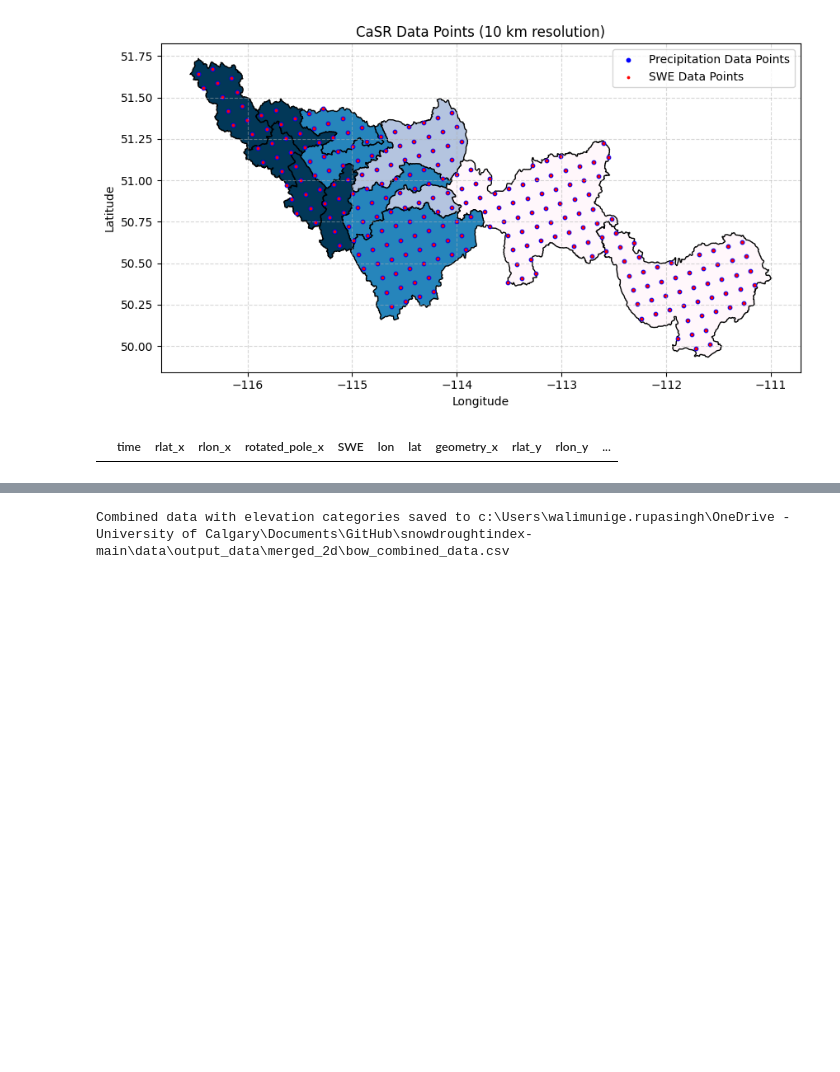
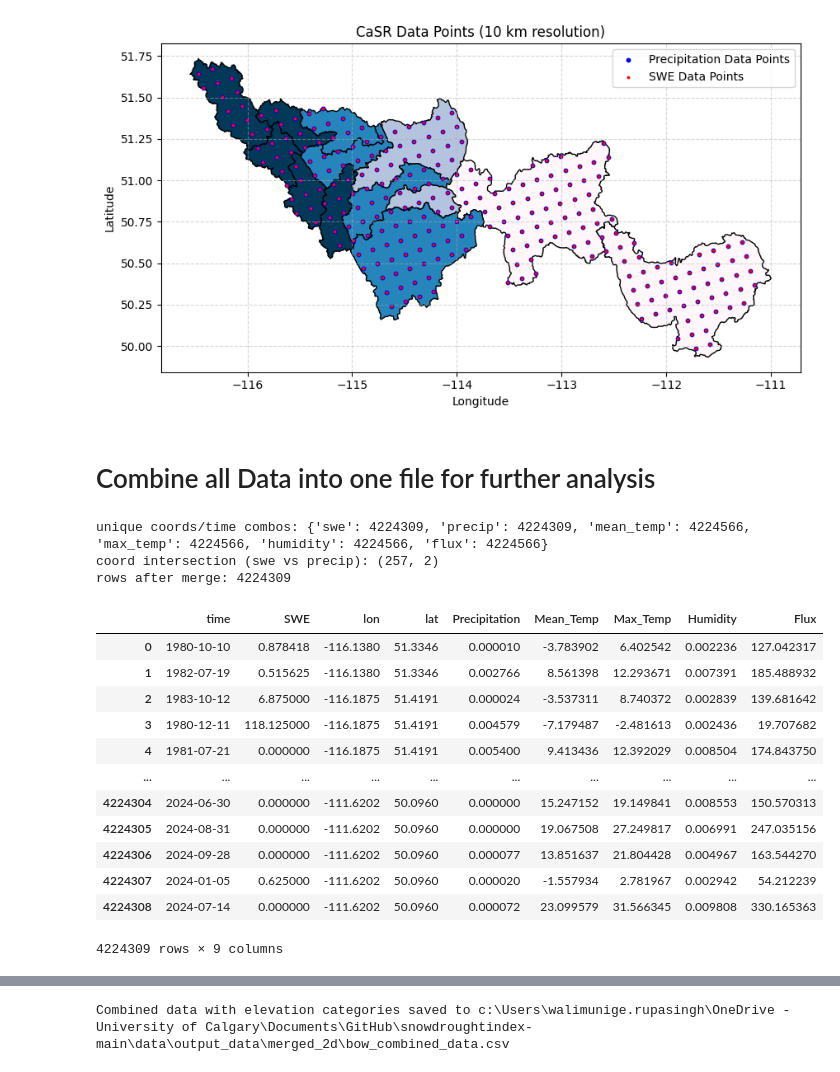
Before and after one commit to Nadiesenali/snowdroughtindex-main, a Jupyter notebook: notebooks/workflows/0.3_CaSR_data_preparation.ipynb, the cells around one changed output, grey strips where cells are left out. Saved outputs shown, nothing was run; the diff lists cells and outputs as text; code cells hidden in the pictures; blank space fills up the shorter version.

```diff
--- a/notebooks/workflows/0.3_CaSR_data_preparation.ipynb
+++ b/notebooks/workflows/0.3_CaSR_data_preparation.ipynb
@@ -54,7 +54,7 @@ config = {
     'shapefile_dir': project_root / 'data' / 'input_data' / 'shapefiles'/'BowRiverBasin'/'Bow_elevation_combined.shp',
     'combined_casr_dir': project_root / 'data' / 'output_data' / 'combined_casr'/'1980_2024',
     'elevation_windows_dir': project_root / 'data' / 'output_data' / 'elevation'/'1980_2024',
-    'merged_output_dir': project_root / 'data' / 'output_data' / 'merged_2d',
+    'merged_output_dir': project_root / 'data' / 'output_data' / 'merged_2d'/'1980_2024',
     'plots': project_root / 'data' / 'output_plots' / '1980_2024',
 }
 
@@ -426,6 +426,8 @@ plt.savefig(config['plots'] / 'bow_data_points_plot.png', dpi=300, bbox_inches='
 plt.show()
 # %% [output]
 [figure]
+# %% [markdown]
+# Combine all Data into one file for further analysis
 # %%
 swe_data = pd.read_csv(config['casr_SWE_input_dir'] / 'bow_swe_data_combined.csv')
 precip_data = pd.read_csv(config['casr_P_input_dir'] / 'bow_precip_data_combined.csv')
@@ -436,28 +438,59 @@ flux_data = pd.read_csv(config['casr_flux_input_dir'] / 'bow_flux_data_combined.
 # %%
 # Prepare and merge multiple DataFrames on ['time','lon','lat'] sequentially.
 # Make sure time columns have consistent dtype and avoid duplicate measurement column names.
 
-# Ensure 'time' is datetime in all input DataFrames
+# normalize time to daily (midnight) and coords to -180..180 rounded
 for df in [swe_data, precip_data, mean_temp_data, max_temp_data, humidity_data, flux_data]:
-    df['time'] = pd.to_datetime(df['time'])
+    df['time'] = pd.to_datetime(df['time']).dt.normalize()       # same datetime (midnight) for daily alignment
+    df['lon']  = ((df['lon'] + 180) % 360) - 180
+    df['lon']  = df['lon'].round(4)                              # choose precision that matches grid
+    df['lat']  = df['lat'].round(4)
 
-# Rename measurement columns that would otherwise collide
-swe_data = swe_data.rename(columns={'CaSR_v3.1_P_SWE_LAND': 'SWE'})
-precip_data = precip_data.rename(columns={'CaSR_v3.1_A_PR24_SFC': 'Precipitation'})
-mean_temp = mean_temp_data.rename(columns={'CaSR_v3.1_P_TT_1.5m': 'Mean_Temp'})
-max_temp = max_temp_data.rename(columns={'CaSR_v3.1_P_TT_1.5m': 'Max_Temp'})
-humidity = humidity_data.rename(columns={'CaSR_v3.1_P_HU_1.5m': 'Humidity'})
-flux = flux_data.rename(columns={'CaSR_v3.1_P_FB_SFC': 'Flux'})
+# rename measurement columns
+swe_data   = swe_data.rename(columns={'CaSR_v3.1_P_SWE_LAND': 'SWE'})
+precip_data= precip_data.rename(columns={'CaSR_v3.1_A_PR24_SFC': 'Precipitation'})
+mean_temp  = mean_temp_data.rename(columns={'CaSR_v3.1_P_TT_1.5m': 'Mean_Temp'})
+max_temp   = max_temp_data.rename(columns={'CaSR_v3.1_P_TT_1.5m': 'Max_Temp'})
+humidity   = humidity_data.rename(columns={'CaSR_v3.1_P_HU_1.5m': 'Humidity'})
+flux       = flux_data.rename(columns={'CaSR_v3.1_P_FB_SFC': 'Flux'})
 
-# Keep original SWE and Precipitation column names so later code can rename them as expected
-dfs_to_merge = [swe_data, precip_data, mean_temp, max_temp, humidity, flux]
+# drop non-key columns that aren't needed for the merge
+for df in [swe_data, precip_data, mean_temp, max_temp, humidity, flux]:
+    for c in ['geometry', 'rlat', 'rlon', 'rotated_pole']:
+        if c in df.columns:
+            df.drop(columns=c, inplace=True)
 
-# Sequential merge to avoid pd.merge() positional-argument issues
-combined_data = dfs_to_merge[0]
-for df in dfs_to_merge[1:]:
-    combined_data = pd.merge(combined_data, df, on=['time', 'lon', 'lat'], how='inner')
+# quick diagnostic before merging
+print("unique coords/time combos:",
+      {name: df[['time','lat','lon']].drop_duplicates().shape[0]
+       for name, df in zip(['swe','precip','mean_temp','max_temp','humidity','flux'],
+                            [swe_data, precip_data, mean_temp, max_temp, humidity, flux])})
+print("coord intersection (swe vs precip):",
+      pd.merge(swe_data[['lat','lon']].drop_duplicates(), precip_data[['lat','lon']].drop_duplicates(),
+               on=['lat','lon']).shape)
 
-# Display the first few rows of the combined dataframe
+# sequential inner merge
+dfs = [swe_data, precip_data, mean_temp, max_temp, humidity, flux]
+combined_data = dfs[0]
+for df in dfs[1:]:
+    combined_data = pd.merge(combined_data, df, on=['time','lon','lat'], how='inner')
+
+print("rows after merge:", len(combined_data))
 display(combined_data)
 # %% [output]
+unique coords/time combos: {'swe': 4224309, 'precip': 4224309, 'mean_temp': 4224566, 'max_temp': 4224566, 'humidity': 4224566, 'flux': 4224566}
+coord intersection (swe vs precip): (257, 2)
+rows after merge: 4224309
-|  | time | rlat_x | rlon_x | rotated_pole_x | SWE | lon | lat | geometry_x | rlat_y | rlon_y | ... |
+|  | time | SWE | lon | lat | Precipitation | Mean_Temp | Max_Temp | Humidity | Flux |
+| 0 | 1980-10-10 | 0.878418 | -116.1380 | 51.3346 | 0.000010 | -3.783902 | 6.402542 | 0.002236 | 127.042317 |
+| 1 | 1982-07-19 | 0.515625 | -116.1380 | 51.3346 | 0.002766 | 8.561398 | 12.293671 | 0.007391 | 185.488932 |
+| 2 | 1983-10-12 | 6.875000 | -116.1875 | 51.4191 | 0.000024 | -3.537311 | 8.740372 | 0.002839 | 139.681642 |
+| 3 | 1980-12-11 | 118.125000 | -116.1875 | 51.4191 | 0.004579 | -7.179487 | -2.481613 | 0.002436 | 19.707682 |
+| 4 | 1981-07-21 | 0.000000 | -116.1875 | 51.4191 | 0.005400 | 9.413436 | 12.392029 | 0.008504 | 174.843750 |
+| ... | ... | ... | ... | ... | ... | ... | ... | ... | ... |
+| 4224304 | 2024-06-30 | 0.000000 | -111.6202 | 50.0960 | 0.000000 | 15.247152 | 19.149841 | 0.008553 | 150.570313 |
+| 4224305 | 2024-08-31 | 0.000000 | -111.6202 | 50.0960 | 0.000000 | 19.067508 | 27.249817 | 0.006991 | 247.035156 |
+| 4224306 | 2024-09-28 | 0.000000 | -111.6202 | 50.0960 | 0.000077 | 13.851637 | 21.804428 | 0.004967 | 163.544270 |
+| 4224307 | 2024-01-05 | 0.625000 | -111.6202 | 50.0960 | 0.000020 | -1.557934 | 2.781967 | 0.002942 | 54.212239 |
+| 4224308 | 2024-07-14 | 0.000000 | -111.6202 | 50.0960 | 0.000072 | 23.099579 | 31.566345 | 0.009808 | 330.165363 |
+4224309 rows × 9 columns
```
Also changed, not shown: parts of 5 cells of this notebook, 2 other files.
